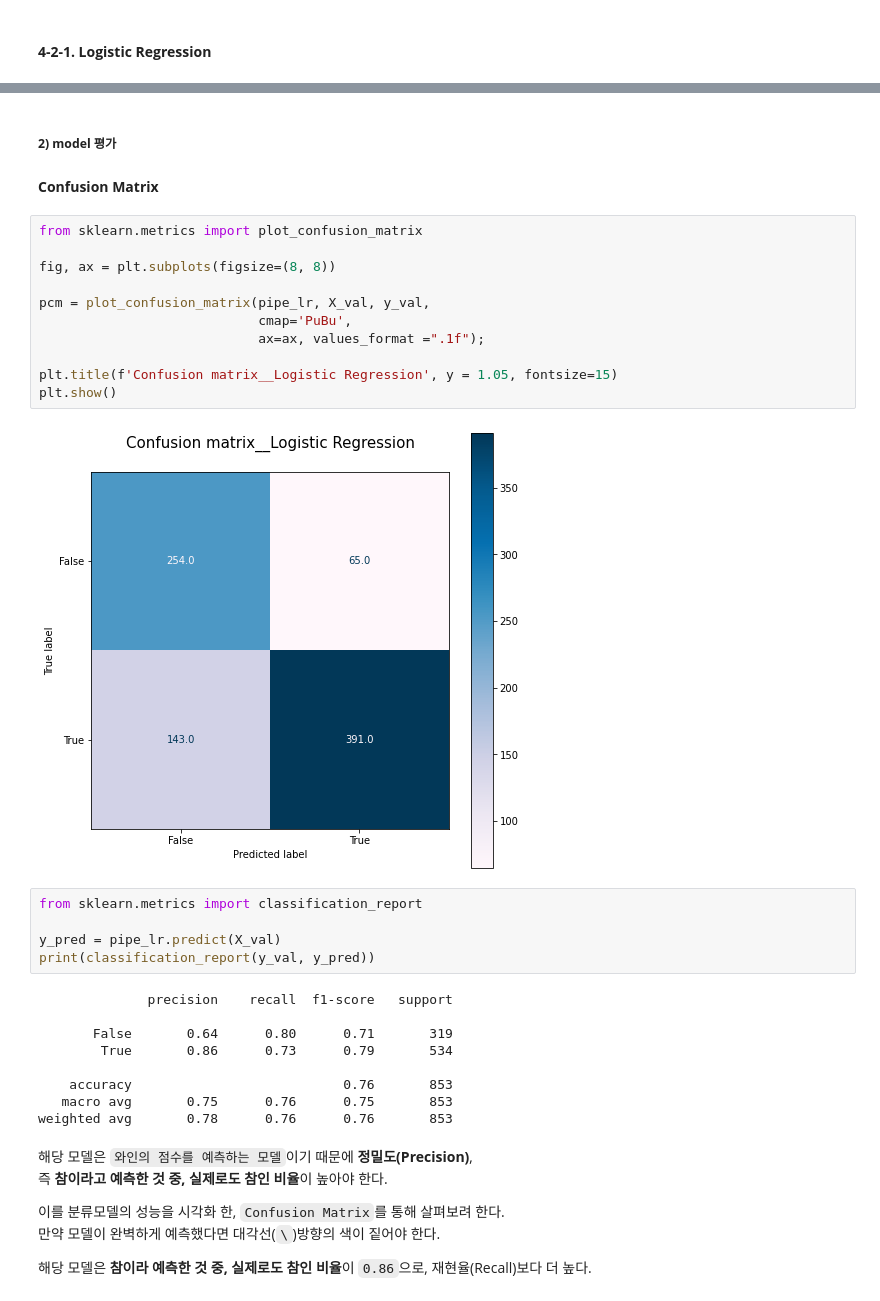
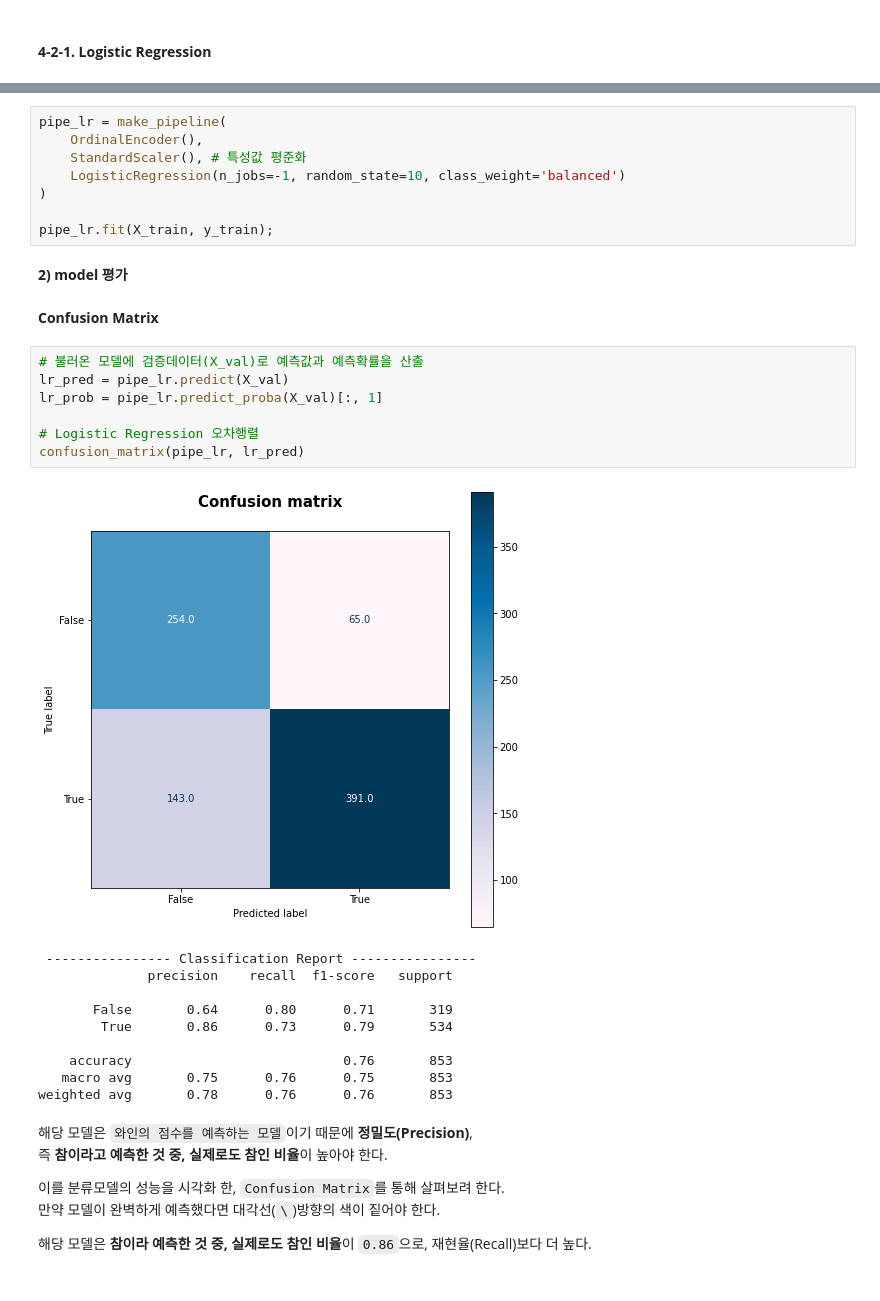
Before and after one commit to SON-HYEWON/Project2_, a Jupyter notebook: AI_02_손혜원_Section2.ipynb, the cells around one changed output, grey strips where cells are left out. Drawn from its saved outputs; the diff is of its cells as text.

```diff
--- a/AI_02_손혜원_Section2.ipynb
+++ b/AI_02_손혜원_Section2.ipynb
@@ -584,34 +588,33 @@ print('검증세트 F1-score : ', f1_score(y_val, y_pred))
+# %%
+pipe_lr = make_pipeline(
+    OrdinalEncoder(),
+    StandardScaler(), # 특성값 평준화
+    LogisticRegression(n_jobs=-1, random_state=10, class_weight='balanced')
+)
+
+pipe_lr.fit(X_train, y_train);
 # %% [markdown]
-##### **2) model 평가**
+**2) model 평가**
 # %% [markdown]
 **Confusion Matrix**
-# %%
-from sklearn.metrics import plot_confusion_matrix
-
-fig, ax = plt.subplots(figsize=(8, 8))
-
-pcm = plot_confusion_matrix(pipe_lr, X_val, y_val,
-                            cmap='PuBu',
-                            ax=ax, values_format =".1f");
-
-plt.title(f'Confusion matrix__Logistic Regression', y = 1.05, fontsize=15)
-plt.show()
-# %% [output]
-[figure, removed]
-# %%
-from sklearn.metrics import classification_report
-
-y_pred = pipe_lr.predict(X_val)
-print(classification_report(y_val, y_pred))
-# %% [output]
-              precision    recall  f1-score   support
-
-       False       0.64      0.80      0.71       319
-        True       0.86      0.73      0.79       534
-
-    accuracy                           0.76       853
-   macro avg       0.75      0.76      0.75       853
-weighted avg       0.78      0.76      0.76       853
+# %%
+# 불러온 모델에 검증데이터(X_val)로 예측값과 예측확률을 산출
+lr_pred = pipe_lr.predict(X_val)
+lr_prob = pipe_lr.predict_proba(X_val)[:, 1]
+
+# Logistic Regression 오차행렬
+confusion_matrix(pipe_lr, lr_pred)
+# %% [output]
+[figure, added]
+ ---------------- Classification Report ----------------
+              precision    recall  f1-score   support
+
+       False       0.64      0.80      0.71       319
+        True       0.86      0.73      0.79       534
+
+    accuracy                           0.76       853
+   macro avg       0.75      0.76      0.75       853
+weighted avg       0.78      0.76      0.76       853
 # %% [markdown]
 해당 모델은 `와인의 점수를 예측하는 모델`이기 때문에 **정밀도(Precision)**,
 즉 **참이라고 예측한 것 중, 실제로도 참인 비율**이 높아야 한다.
```
Also changed, not shown: parts of 101 cells of this notebook.
